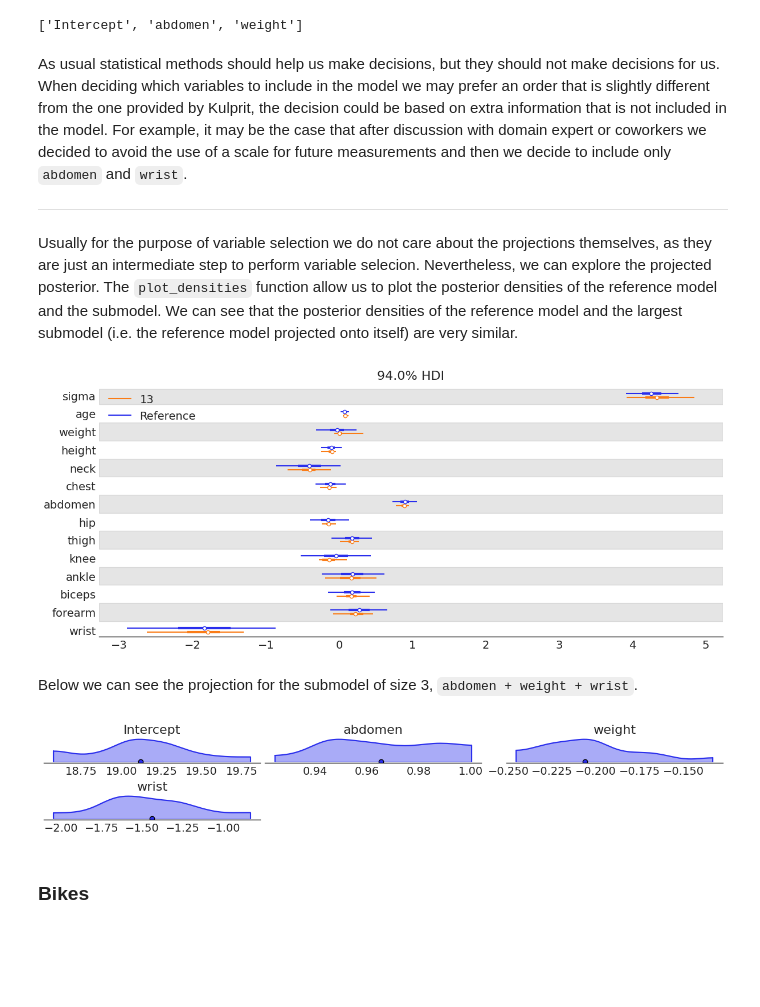
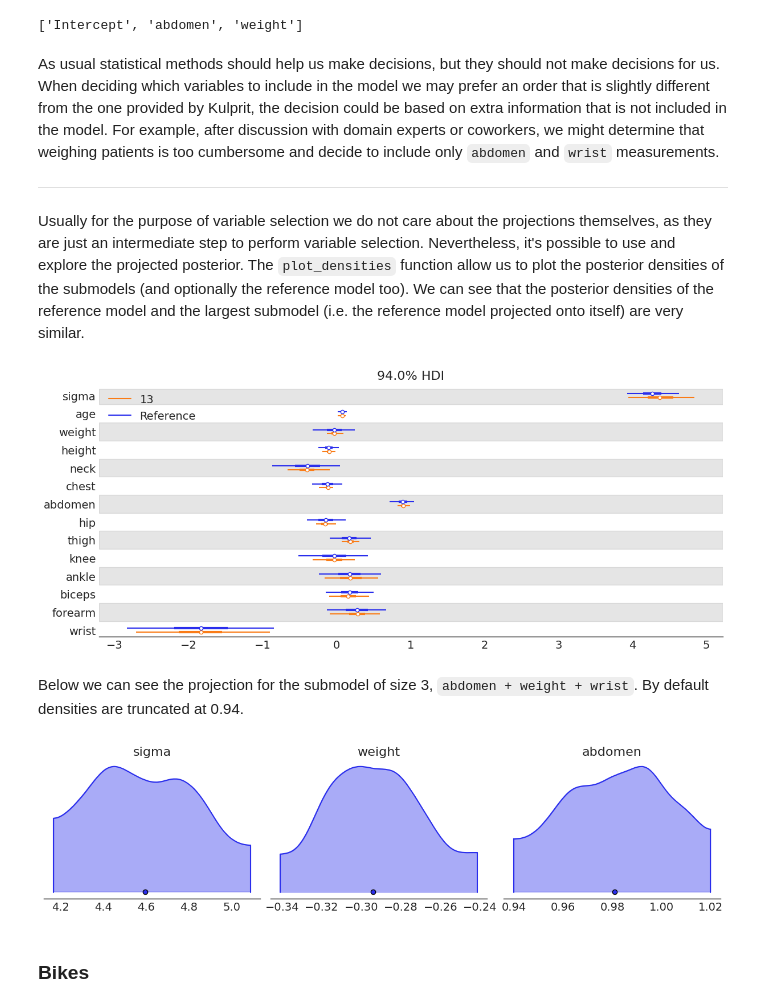
Before and after one commit to bambinos/kulprit, a Jupyter notebook: docs/examples/Examples.ipynb, the cells around one changed output. Cells and saved outputs as stored; diff of their text form; code cells hidden in the pictures; blank space fills up the shorter version.

```diff
--- a/docs/examples/Examples.ipynb
+++ b/docs/examples/Examples.ipynb
@@ -74,32 +77,30 @@ selected_submodel
 # %% [output]
 ['Intercept', 'abdomen', 'weight']
 # %% [markdown]
-As usual statistical methods should help us make decisions, but they should not make decisions for us. When deciding which variables to include in the model we may prefer an order that is slightly different from the one provided by Kulprit, the decision could be based on extra information that is not included in the model. For example, it may be the case that after discussion with domain expert or coworkers we decided to avoid the use of a scale for future measurements and then we decide to include only `abdomen` and `wrist`.
+As usual statistical methods should help us make decisions, but they should not make decisions for us. When deciding which variables to include in the model we may prefer an order that is slightly different from the one provided by Kulprit, the decision could be based on extra information that is not included in the model. For example, after discussion with domain experts or coworkers, we might determine that weighing patients is too cumbersome and decide to include only `abdomen` and `wrist` measurements.
 
 ----
 
-Usually for the purpose of variable selection we do not care about the projections themselves, as they are just an intermediate step to perform variable selecion. Nevertheless, we can explore the projected posterior. The `plot_densities` function allow us to plot the posterior densities of the reference model and the submodel. We can see that the posterior densities of the reference model and the largest submodel (i.e. the reference model projected onto itself) are very similar.
+Usually for the purpose of variable selection we do not care about the projections themselves, as they are just an intermediate step to perform variable selection. Nevertheless, it's possible to use and explore the projected posterior. The `plot_densities` function allow us to plot the posterior densities of the submodels (and optionally the reference model too). We can see that the posterior densities of the reference model and the largest submodel (i.e. the reference model projected onto itself) are very similar.
 # %%
 ppi.plot_densities(var_names=["~Intercept", "~mu"],
                    submodels=[13],
+                   include_reference=True,
                    kind="forest",
-                   labels="size",
                    plot_kwargs={"figsize": (12, 5)},
                   );
 # %% [output]
-[figure, old version]
+[figure, new version]
 # %% [markdown]
-Below we can see the projection for the submodel of size 3, `abdomen + weight + wrist`.
+Below we can see the projection for the submodel of size 3, `abdomen + weight + wrist`. By default densities are truncated at 0.94.
 # %%
-ppi.plot_densities(
-                   submodels=[3],
-                   include_reference=False,
-                   labels="size",
-                   figsize=(12, 2),
+ppi.plot_densities(var_names=["~Intercept", "~mu"],
+                   submodels=[selected_submodel.size],
+                   figsize=(12, 3),
                    plot_kwargs={"outline": True},
                   );
 # %% [output]
-[figure, old version]
+[figure, new version]
 # %% [markdown]
 ### Bikes
 # %%
```
Also changed, not shown: parts of 8 cells of this notebook, 11 other files.
